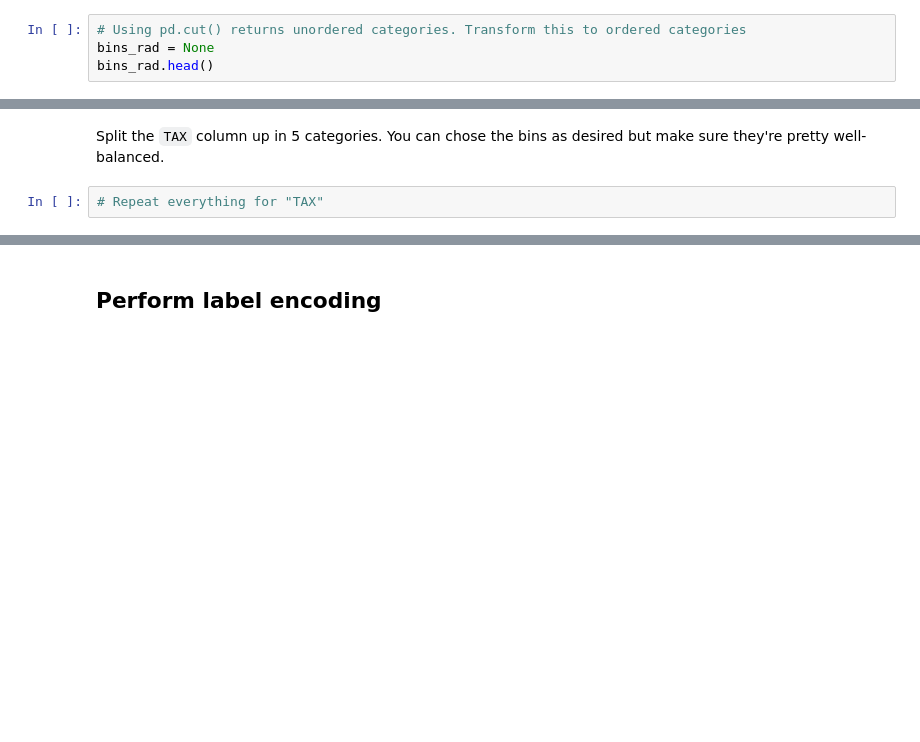
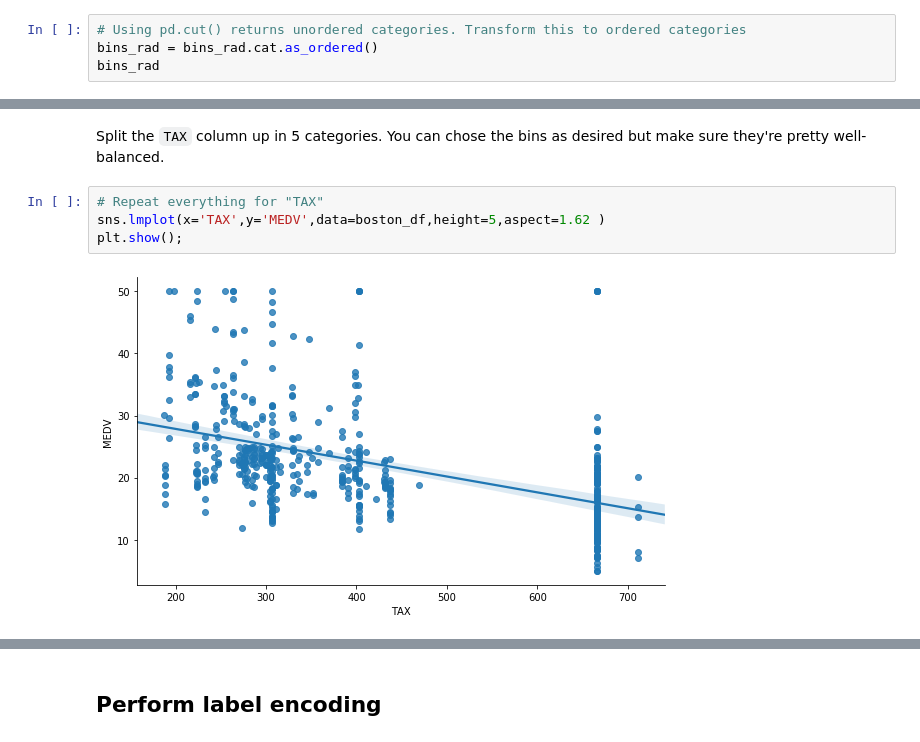
Before and after one commit to poariston/dsc-dealing-with-categorical-variables-lab-online-ds-pt-120919, a Jupyter notebook: index.ipynb, the cells around one changed output, grey strips where cells are left out. Cells and saved outputs as stored; diff of their text form; blank space fills up the shorter version.

```diff
--- a/index.ipynb
+++ b/index.ipynb
@@ -137,4 +264,4 @@ bins_rad = None
 # %%
 # Using pd.cut() returns unordered categories. Transform this to ordered categories
-bins_rad = None
-bins_rad.head()
+bins_rad = bins_rad.cat.as_ordered()
+bins_rad
@@ -148,5 +297,9 @@ boston_df['RAD'] = bins_rad
 ### TAX
 # %% [markdown]
 Split the `TAX` column up in 5 categories. You can chose the bins as desired but make sure they're pretty well-balanced.
-# %%
-# Repeat everything for "TAX"
+# %%
+# Repeat everything for "TAX"
+sns.lmplot(x='TAX',y='MEDV',data=boston_df,height=5,aspect=1.62 )
+plt.show();
+# %% [output]
+[figure, added]
```
Also changed, not shown: parts of 41 cells of this notebook.
